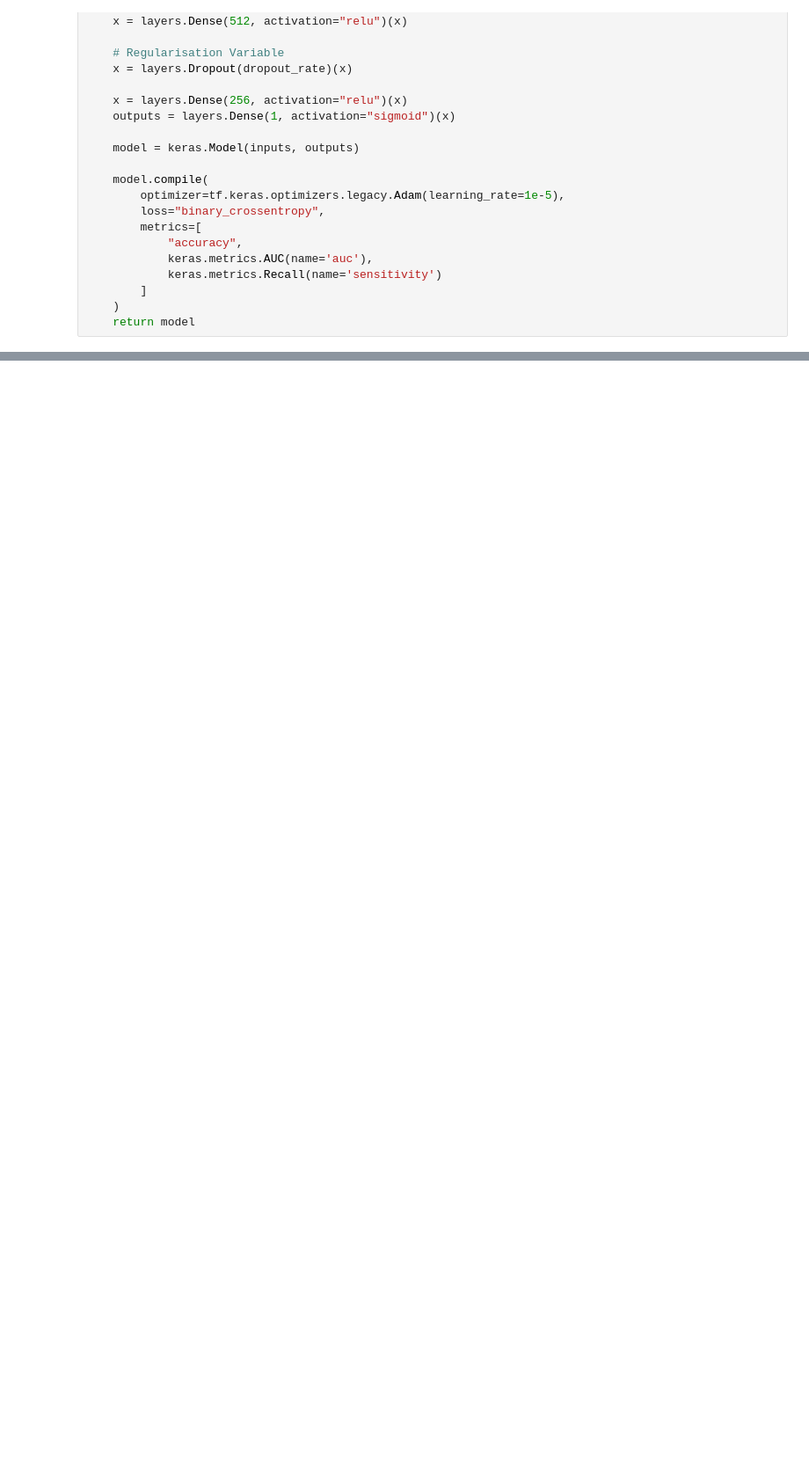
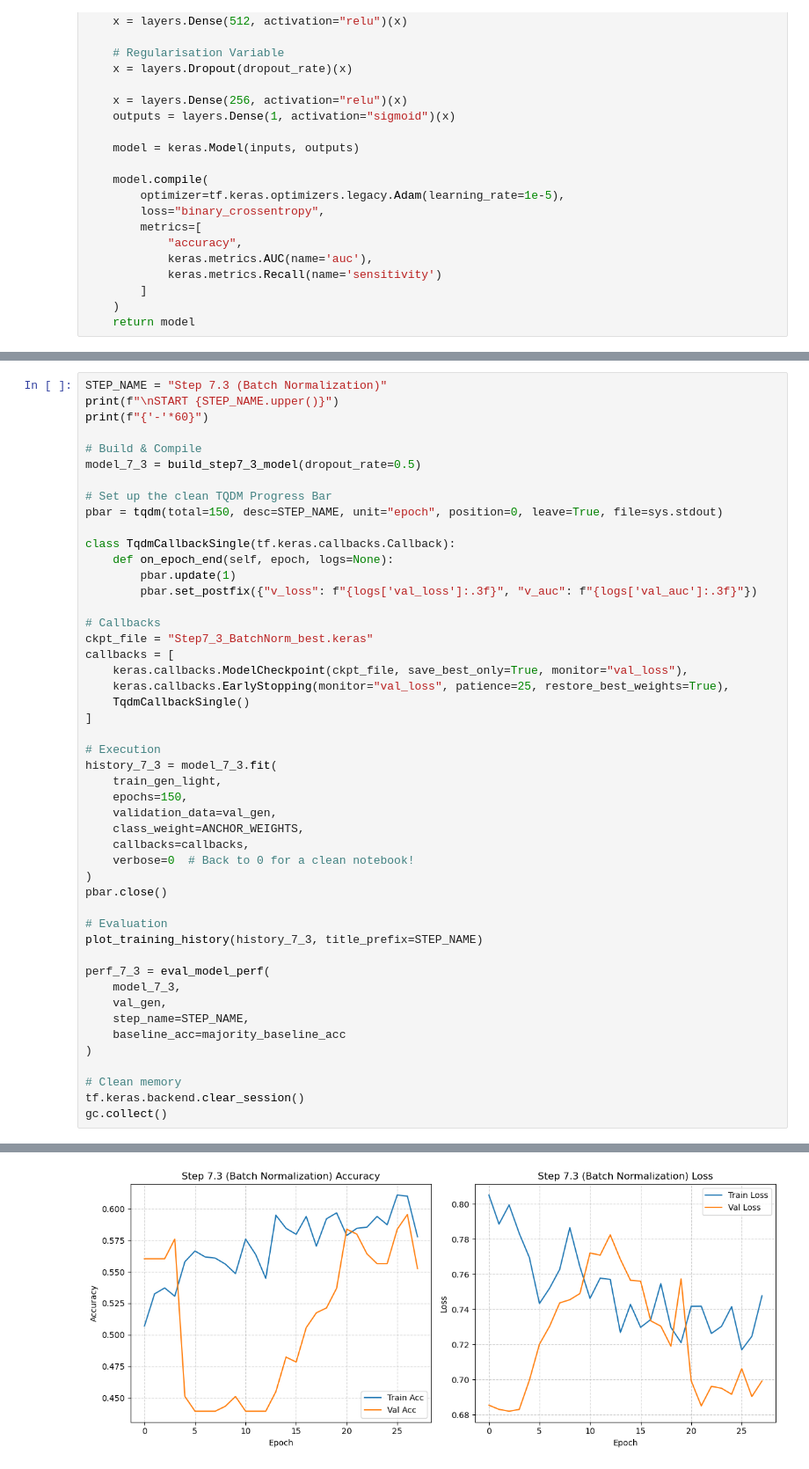
Before and after one commit to A-S-Yong/FYP, a Jupyter notebook: notebooks/Recalibration_V2.ipynb, the cells around one changed output, grey strips where cells are left out. Shown at 88% size. Drawn from its saved outputs; the diff is of its cells as text; blank space fills up the shorter version.

Commit message:
Transition to Step 7.4 (Optimisation Tuning)
- Executed Step 7.3
- AUC breakthrough achieved: 0.6139
- Specificity collapsed due to weight adjustment

```diff
--- a/notebooks/Recalibration_V2.ipynb
+++ b/notebooks/Recalibration_V2.ipynb
@@ -2214,0 +2301,49 @@ Degenerate outcomes persisted across the three dropout levels tested (0.2, 0.5,
+# %%
+STEP_NAME = "Step 7.3 (Batch Normalization)"
+print(f"\nSTART {STEP_NAME.upper()}")
+print(f"{'-'*60}")
+
+# Build & Compile
+model_7_3 = build_step7_3_model(dropout_rate=0.5)
+
+# Set up the clean TQDM Progress Bar
+pbar = tqdm(total=150, desc=STEP_NAME, unit="epoch", position=0, leave=True, file=sys.stdout)
+
+class TqdmCallbackSingle(tf.keras.callbacks.Callback):
+    def on_epoch_end(self, epoch, logs=None):
+        pbar.update(1)
+        pbar.set_postfix({"v_loss": f"{logs['val_loss']:.3f}", "v_auc": f"{logs['val_auc']:.3f}"})
+
+# Callbacks
+ckpt_file = "Step7_3_BatchNorm_best.keras"
+callbacks = [
+    keras.callbacks.ModelCheckpoint(ckpt_file, save_best_only=True, monitor="val_loss"),
+    keras.callbacks.EarlyStopping(monitor="val_loss", patience=25, restore_best_weights=True),
+    TqdmCallbackSingle()
+]
+
+# Execution
+history_7_3 = model_7_3.fit(
+    train_gen_light,
+    epochs=150,
+    validation_data=val_gen,
+    class_weight=ANCHOR_WEIGHTS,
+    callbacks=callbacks,
+    verbose=0  # Back to 0 for a clean notebook!
+)
+pbar.close()
+
+# Evaluation
+plot_training_history(history_7_3, title_prefix=STEP_NAME)
+
+perf_7_3 = eval_model_perf(
+    model_7_3,
+    val_gen,
+    step_name=STEP_NAME,
+    baseline_acc=majority_baseline_acc
+)
+
+# Clean memory
+tf.keras.backend.clear_session()
+gc.collect()
+# %% [output]
@@ -2214,0 +2352 @@ Degenerate outcomes persisted across the three dropout levels tested (0.2, 0.5,
+[figure, added]
```
Also changed, not shown: parts of 21 cells of this notebook, 1 other file.
